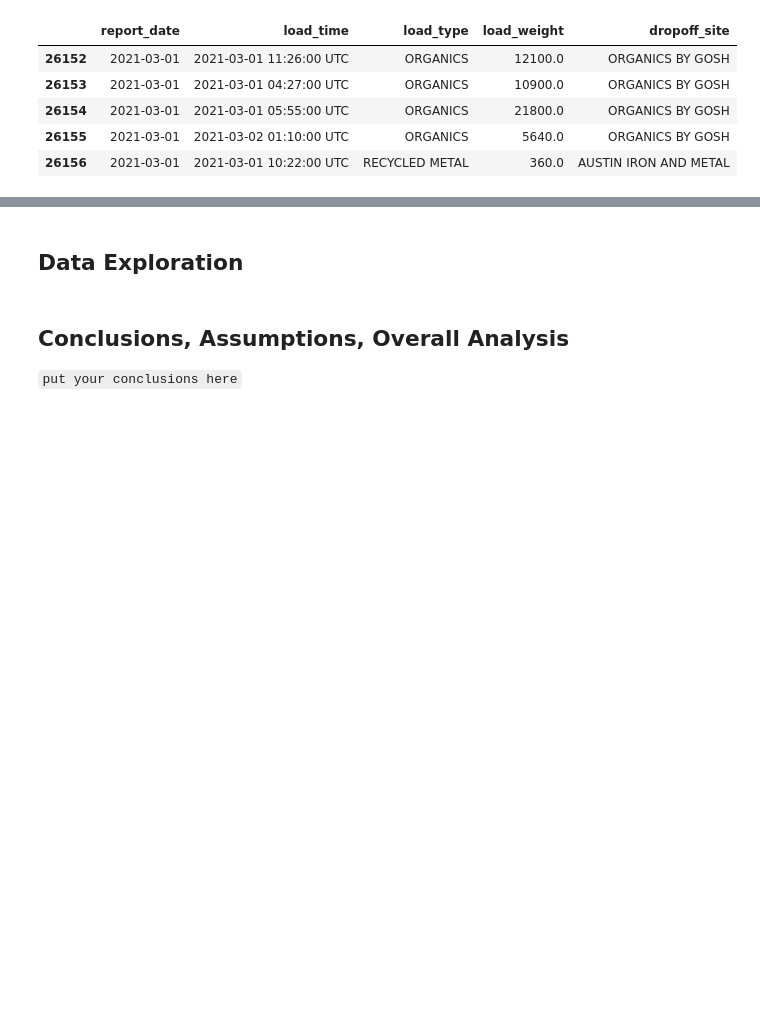
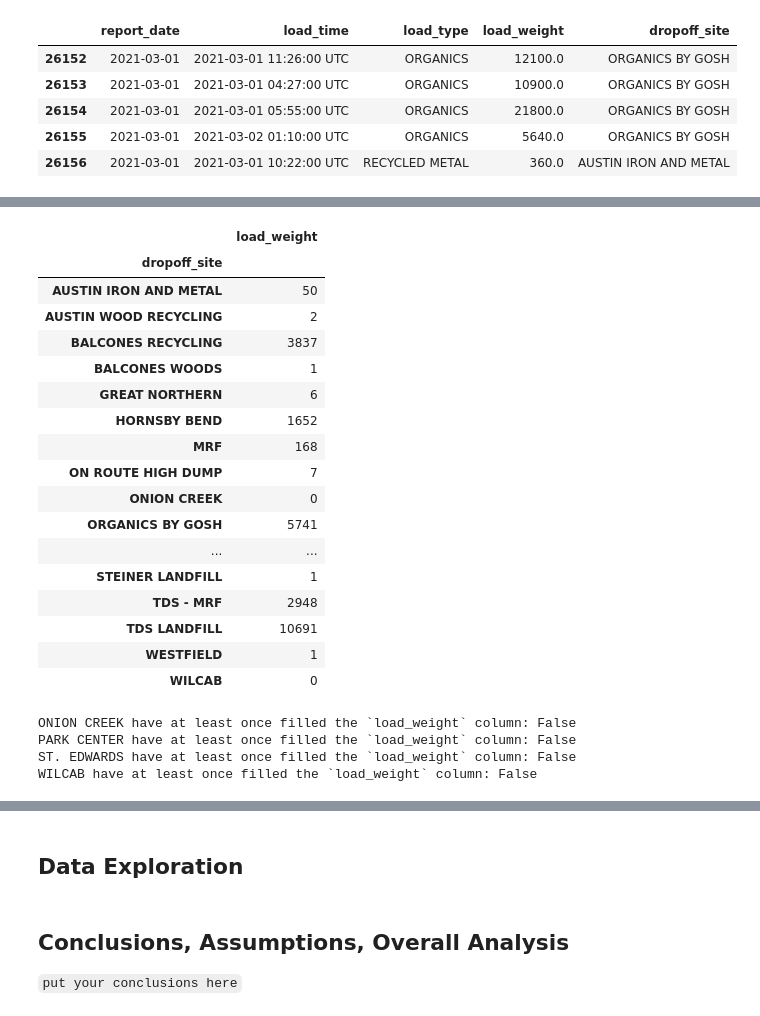
Before and after one commit to jasonrichdarmawan/p0-g2, a Jupyter notebook: h8dsft_P0W2_jason_rich_darmawan_onggo_putra.ipynb, the cells around one changed output, grey strips where cells are left out. Cells and saved outputs as stored; diff of their text form; code cells hidden in the pictures; blank space fills up the shorter version.

```diff
--- a/h8dsft_P0W2_jason_rich_darmawan_onggo_putra.ipynb
+++ b/h8dsft_P0W2_jason_rich_darmawan_onggo_putra.ipynb
@@ -100,0 +117,30 @@ df.tail()
+# %%
+df.loc[:,['dropoff_site','load_weight']].groupby(['dropoff_site']).count()
+# %% [output]
+|  | load_weight |
+| dropoff_site |  |
+| AUSTIN IRON AND METAL | 50 |
+| AUSTIN WOOD RECYCLING | 2 |
+| BALCONES RECYCLING | 3837 |
+| BALCONES WOODS | 1 |
+| GREAT NORTHERN | 6 |
+| HORNSBY BEND | 1652 |
+| MRF | 168 |
+| ON ROUTE HIGH DUMP | 7 |
+| ONION CREEK | 0 |
+| ORGANICS BY GOSH | 5741 |
+| ... | ... |
+| STEINER LANDFILL | 1 |
+| TDS - MRF | 2948 |
+| TDS LANDFILL | 10691 |
+| WESTFIELD | 1 |
+| WILCAB | 0 |
+# %%
+for dropoff_site in ['ONION CREEK', 'PARK CENTER', 'ST. EDWARDS', 'WILCAB']:
+    print("{0} have at least once filled the `load_weight` column: {1}"
+            .format(dropoff_site, df.loc[df['dropoff_site'] == dropoff_site, 'load_weight'].notna().any()))
+# %% [output]
+ONION CREEK have at least once filled the `load_weight` column: False
+PARK CENTER have at least once filled the `load_weight` column: False
+ST. EDWARDS have at least once filled the `load_weight` column: False
+WILCAB have at least once filled the `load_weight` column: False
```
Also changed, not shown: parts of 42 cells of this notebook, 1 other file.
